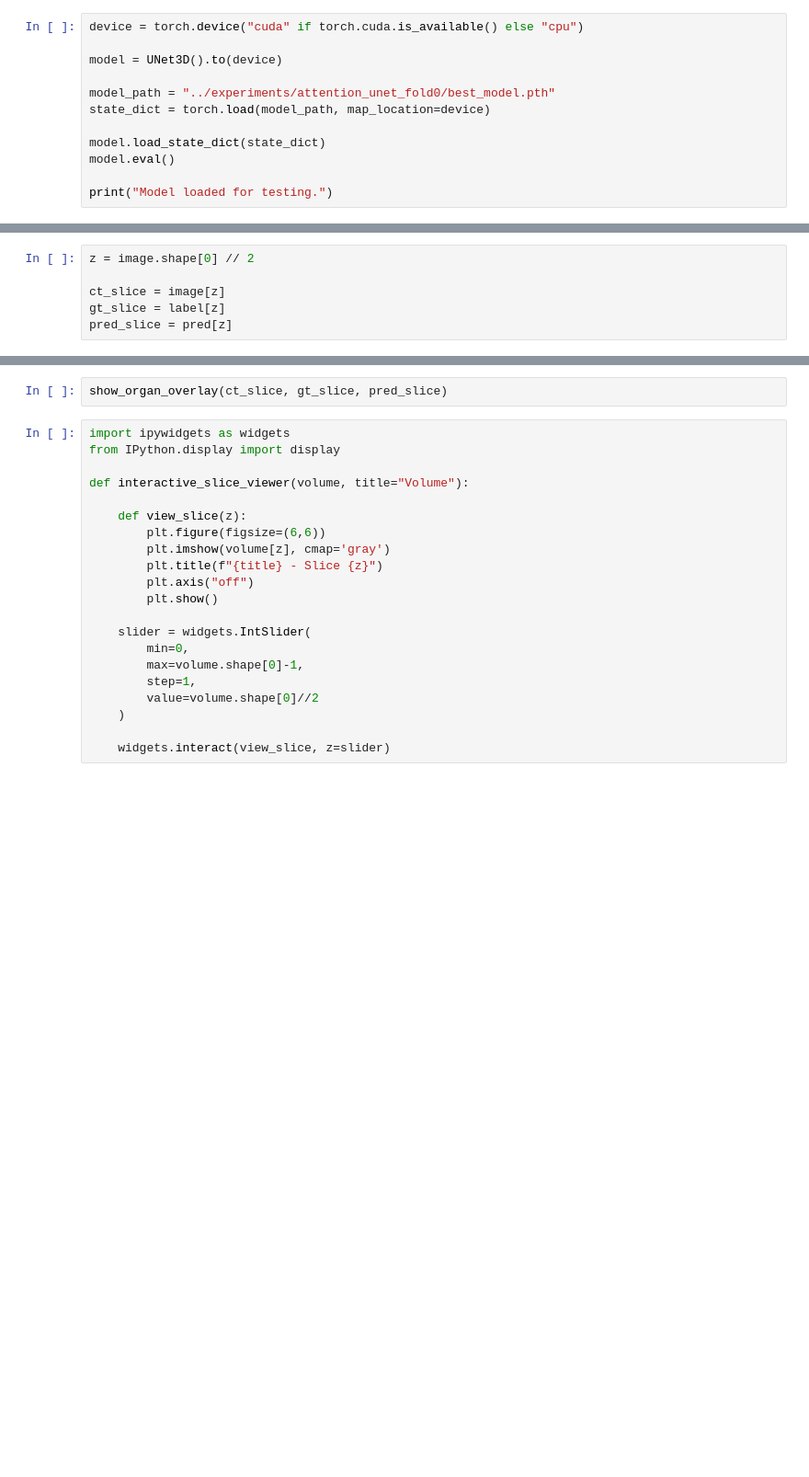
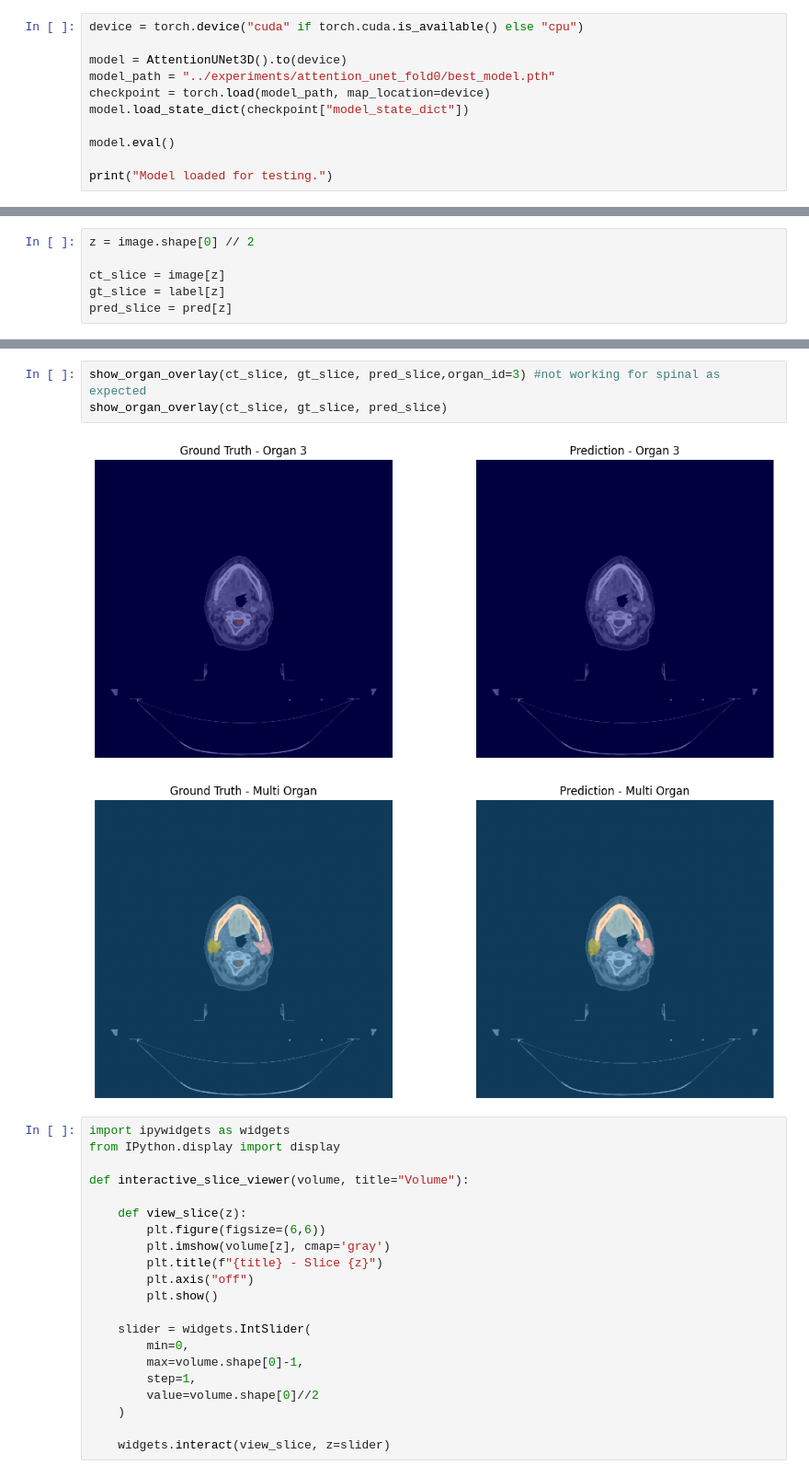
Before and after one commit to dhanushpachabhatla/mini-project-1, a Jupyter notebook: validation/attention_unet.ipynb, the cells around one changed output, grey strips where cells are left out. Shown at 92% size. Cells and saved outputs as stored; diff of their text form; blank space fills up the shorter version.

Commit message:
trained model - attention unet, unetpp |  evaluated | summary markdown

```diff
--- a/validation/attention_unet.ipynb
+++ b/validation/attention_unet.ipynb
@@ -15,12 +15,11 @@ from utils.unets_helper_functions import (show_organ_overlay,
 # %%
 device = torch.device("cuda" if torch.cuda.is_available() else "cpu")
 
-model = UNet3D().to(device)
+model = AttentionUNet3D().to(device)
+model_path = "../experiments/attention_unet_fold0/best_model.pth"
+checkpoint = torch.load(model_path, map_location=device)
+model.load_state_dict(checkpoint["model_state_dict"])
 
-model_path = "../experiments/attention_unet_fold0/best_model.pth"
-state_dict = torch.load(model_path, map_location=device)
-
-model.load_state_dict(state_dict)
 model.eval()
 
 print("Model loaded for testing.")
@@ -84,5 +93,9 @@ show_difference_map(ct_slice, gt_slice, pred_slice)
 # %%
+show_organ_overlay(ct_slice, gt_slice, pred_slice,organ_id=3) #not working for spinal as expected
 show_organ_overlay(ct_slice, gt_slice, pred_slice)
+# %% [output]
+[figure, added]
+[figure, added]
 # %%
 import ipywidgets as widgets
 from IPython.display import display
```
Also changed, not shown: parts of 9 cells of this notebook, 6 other files.
